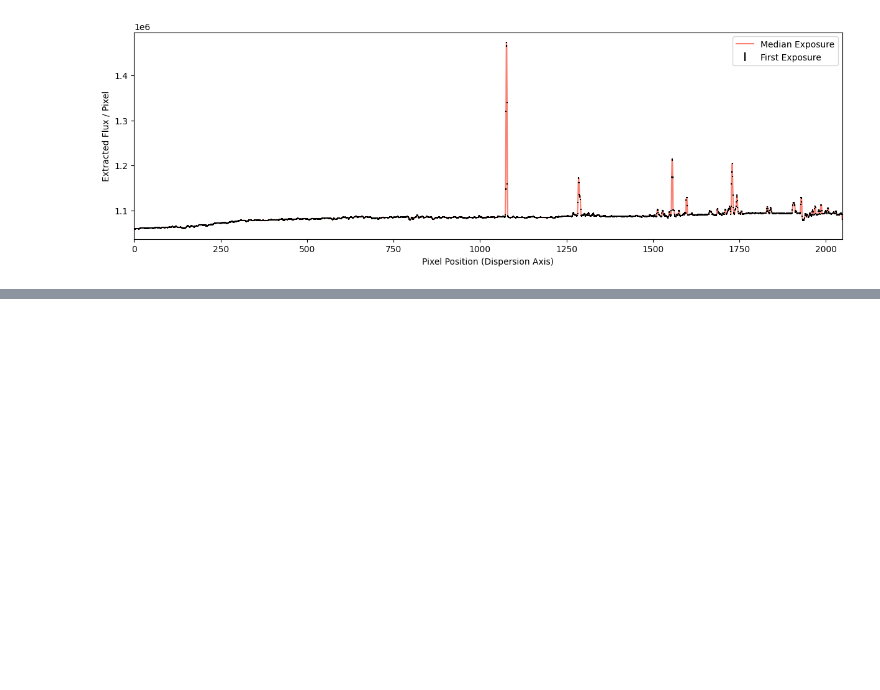
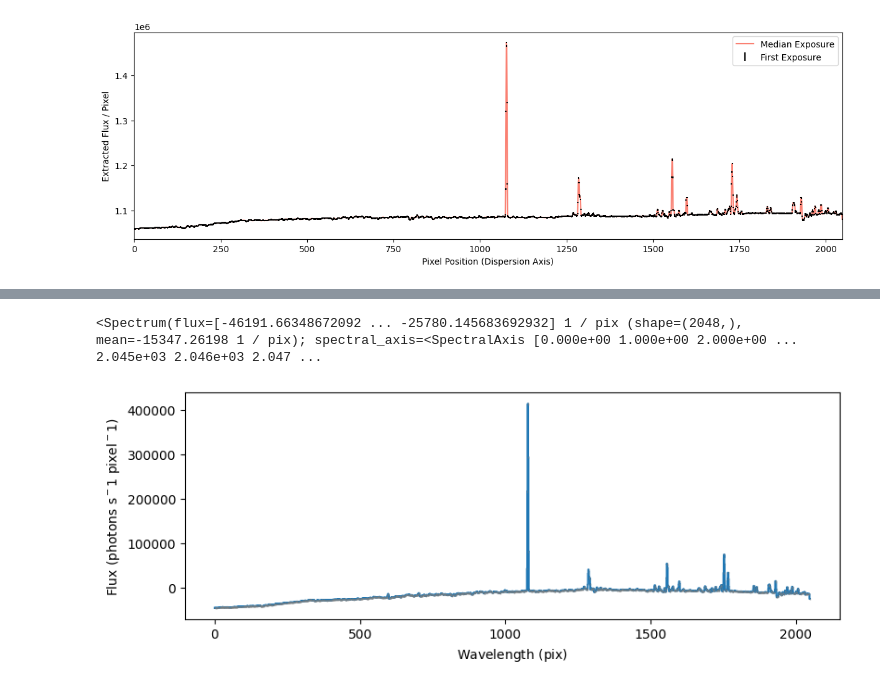
Before and after one commit to taro1256/StarburstGalaxyProject, a Jupyter notebook: Project.ipynb, the cells around one changed output, grey strips where cells are left out. Cells and saved outputs as stored; diff of their text form; code cells hidden in the pictures; blank space fills up the shorter version.

```diff
--- a/Project.ipynb
+++ b/Project.ipynb
@@ -580,0 +579,49 @@ print(np.shape(raw_science_NCG))
+# %%
+optimal_flux_m61 = optimal_flux_m61 - 10000
+# %%
+spec = QTable(dict(
+    wavelength_pixel=np.arange(scienceM61.shape[1]) * u.pixel,
+    flux=np.squeeze(optimal_flux_m61) / u.pixel,
+    uncertainty=np.squeeze(optimal_err_m61) / u.pixel,
+))
+# %%
+spectrum = Spectrum(spectral_axis=spec['wavelength_pixel'],
+                    flux=spec['flux'],
+                    uncertainty=StdDevUncertainty(spec['uncertainty']))
+
+spectrum
+# %% [output]
+<Spectrum(flux=[-46191.66348672092 ... -25780.145683692932] 1 / pix (shape=(2048,), mean=-15347.26198 1 / pix); spectral_axis=<SpectralAxis [0.000e+00 1.000e+00 2.000e+00 ... 2.045e+03 2.046e+03 2.047 ...
+# %%
+def plot_spectrum(spectrum, **kw):
+    '''
+    Make a plot of a specutils.Spectrum object.
+
+    Parameters
+    ----------
+    spectrum : specutils.Spectrum
+        The main input should be a spectrum stored
+        as a `specutils` object, with `.spectral_axis`
+        and `.flux` attributes attached.
+    **kw : dict
+        All other keywords will be passed into the
+        `plt.step` plotting function.
+    '''
+
+    # extract the arrays we need
+    x = spectrum.spectral_axis
+    flux = spectrum.flux
+    uncertainty = spectrum.uncertainty.quantity
+
+    # plot the spectrum
+    plt.step(x, flux, where='mid', **kw)
+    plt.errorbar(x, flux, uncertainty, linewidth=0, elinewidth=1, color='gray', alpha=0.5)
+
+    # add some labels
+    plt.xlabel(f'Wavelength ({x.unit.to_string(format="latex_inline")})')
+    plt.ylabel('Flux (photons s$^-1$ pixel$^-1$)')
+# %%
+plt.figure(figsize=(8, 3), constrained_layout=True)
+plot_spectrum(spectrum)
+# %% [output]
+[figure, added]
```
Also changed, not shown: parts of 21 cells of this notebook.
